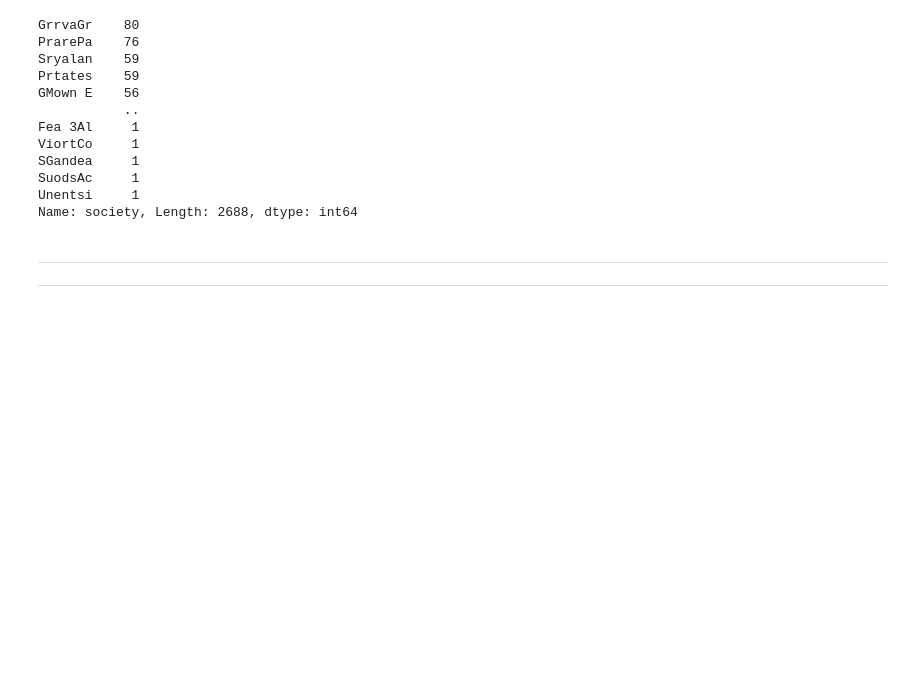
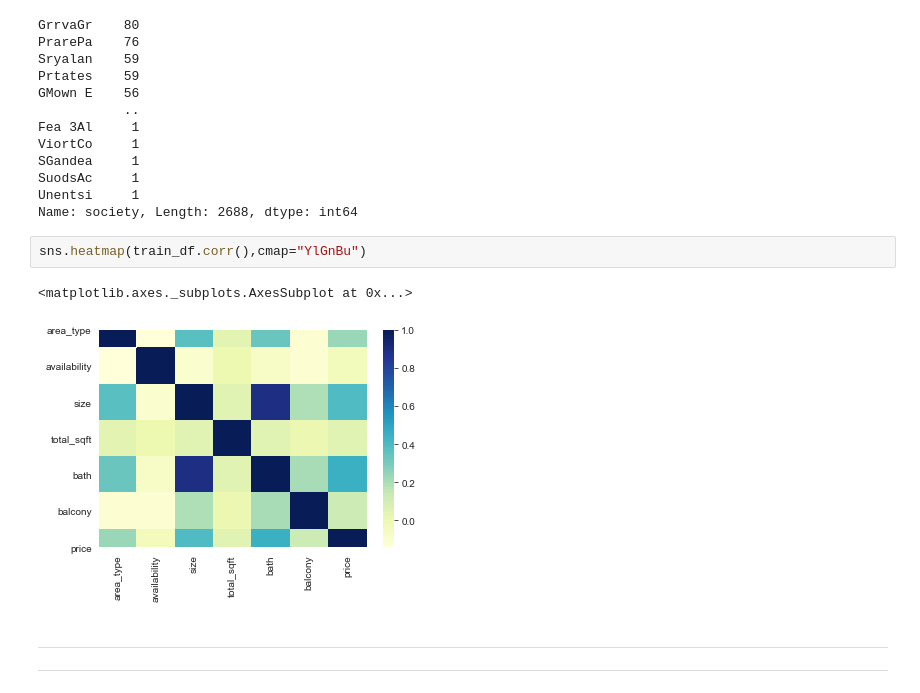
Before and after one commit to codeperfectplus/BengaluruHousePriceRegression, a Jupyter notebook: Predict_house_price_banglore_datset.ipynb, the cells around one changed output. Cells and saved outputs as stored; diff of their text form; blank space fills up the shorter version.

```diff
--- a/Predict_house_price_banglore_datset.ipynb
+++ b/Predict_house_price_banglore_datset.ipynb
@@ -379,6 +379,11 @@ SGandea     1
 SuodsAc     1
 Unentsi     1
 Name: society, Length: 2688, dtype: int64
+# %%
+sns.heatmap(train_df.corr(),cmap="YlGnBu")
+# %% [output]
+<matplotlib.axes._subplots.AxesSubplot at 0x...>
+[figure, added]
 # %% [markdown]
 ----
 ----
```
Also changed, not shown: parts of 2 cells of this notebook, 1 other file.
